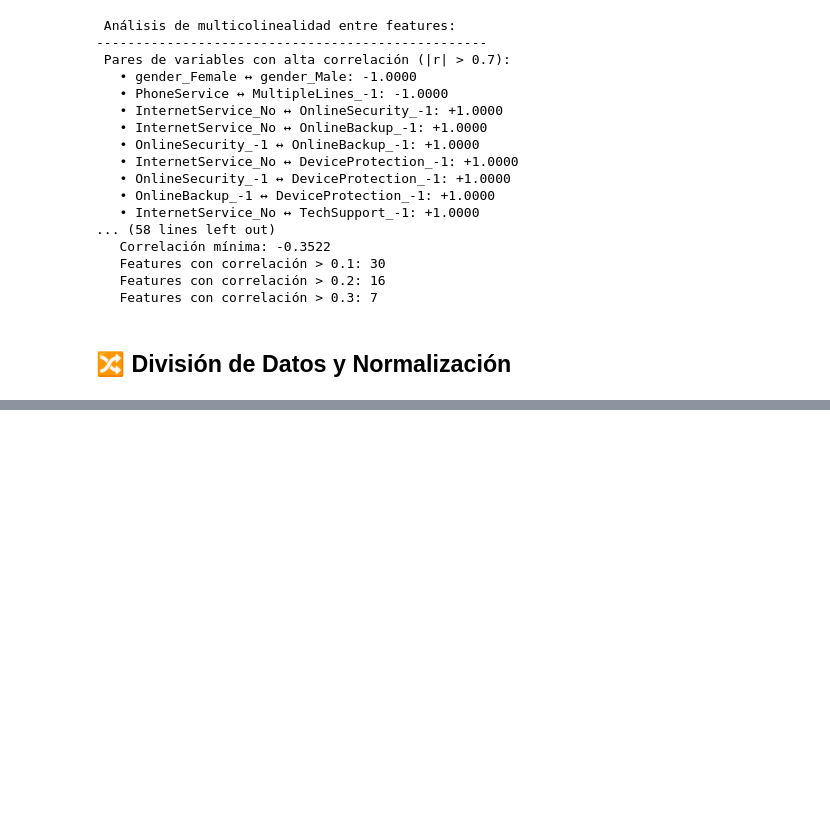
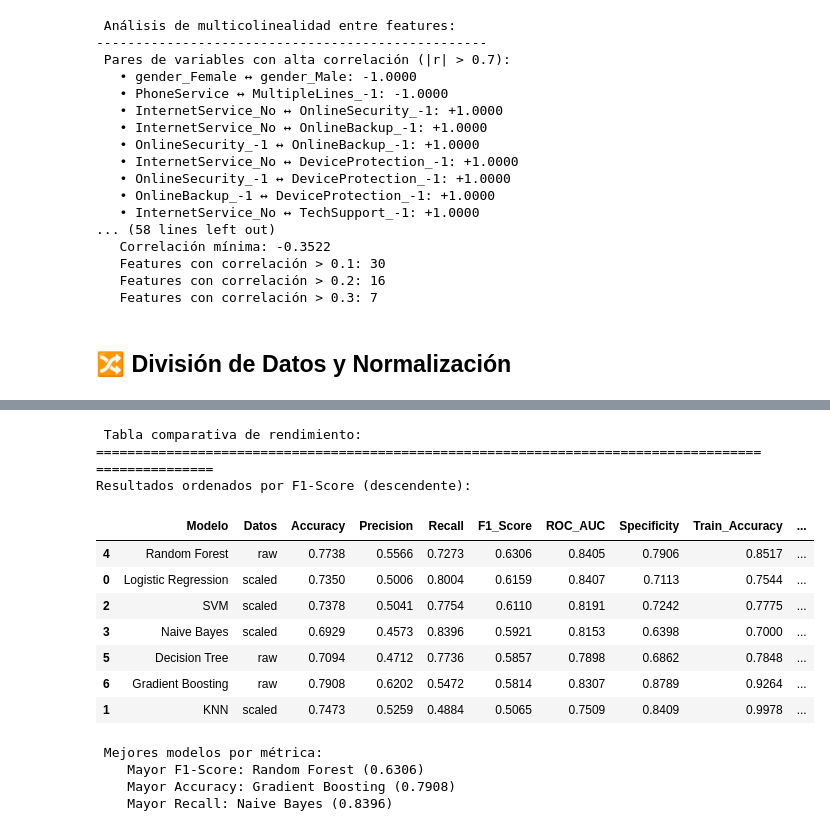
Before and after one commit to Zuzed22/Challenge-Telecom-X-an-lisis-de-evasi-n-de-clientes---Parte-2, a Jupyter notebook: TelecomX_LATAM_parte2.ipynb, the cells around one changed output, grey strips where cells are left out. Cells and saved outputs as stored; diff of their text form; code cells hidden in the pictures; blank space fills up the shorter version.

```diff
--- a/TelecomX_LATAM_parte2.ipynb
+++ b/TelecomX_LATAM_parte2.ipynb
@@ -690,0 +1093,13 @@ print(f"   Features con correlación > 0.3: {len(churn_correlations[(abs(churn_c
+# %%
+# Resumen de modelos entrenados
+print(f"\n Resumen de modelos entrenados:")
+print("-" * 50)
+for name, results in model_results.items():
+    data_type_desc = "Normalizados" if results['data_type'] == 'scaled' else "Originales"
+    print(f"    {name:<18} | Datos: {data_type_desc:<12} | Tiempo: {results['training_time']:.2f}s")
+
+# Preparar para evaluación
+print(f"\n Datos preparados para evaluación:")
+print(f"  Variable objetivo real (prueba): {len(y_test)} muestras")
+print(f"  Predicciones disponibles: {len(model_results)} modelos")
+print(f"  Métricas a calcular: Accuracy, Precision, Recall, F1-Score, ROC-AUC")
@@ -690,0 +1216,58 @@ print(f"   Features con correlación > 0.3: {len(churn_correlations[(abs(churn_c
+# %%
+# Crear tabla comparativa de resultados
+print(f"\n Tabla comparativa de rendimiento:")
+print("=" * 100)
+
+# Preparar datos para la tabla
+comparison_data = []
+for model_name, eval_data in evaluation_results.items():
+    test_metrics = eval_data['test_metrics']
+    train_metrics = eval_data['train_metrics']
+
+    comparison_data.append({
+        'Modelo': model_name,
+        'Datos': eval_data['data_type'],
+        'Accuracy': test_metrics['Accuracy'],
+        'Precision': test_metrics['Precision'],
+        'Recall': test_metrics['Recall'],
+        'F1_Score': test_metrics['F1_Score'],
+        'ROC_AUC': test_metrics['ROC_AUC'] if test_metrics['ROC_AUC'] else 0,
+        'Specificity': test_metrics['Specificity'],
+        'Train_Accuracy': train_metrics['Accuracy'],
+        'Tiempo_s': eval_data['training_time']
+    })
+
+# Crear DataFrame para mejor visualización
+comparison_df = pd.DataFrame(comparison_data)
+comparison_df = comparison_df.round(4)
+
+# Mostrar tabla ordenada por F1-Score
+comparison_df_sorted = comparison_df.sort_values('F1_Score', ascending=False)
+print("Resultados ordenados por F1-Score (descendente):")
+display(comparison_df_sorted)
+
+# Identificar el mejor modelo
+best_model_f1 = comparison_df_sorted.iloc[0]['Modelo']
+best_model_accuracy = comparison_df.loc[comparison_df['Accuracy'].idxmax(), 'Modelo']
+best_model_recall = comparison_df.loc[comparison_df['Recall'].idxmax(), 'Modelo']
+
+print(f"\n Mejores modelos por métrica:")
+print(f"    Mayor F1-Score: {best_model_f1} ({comparison_df_sorted.iloc[0]['F1_Score']:.4f})")
+print(f"    Mayor Accuracy: {best_model_accuracy} ({comparison_df.loc[comparison_df['Accuracy'].idxmax(), 'Accuracy']:.4f})")
+print(f"    Mayor Recall: {best_model_recall} ({comparison_df.loc[comparison_df['Recall'].idxmax(), 'Recall']:.4f})")
+# %% [output]
+ Tabla comparativa de rendimiento:
+====================================================================================================
+Resultados ordenados por F1-Score (descendente):
+|  | Modelo | Datos | Accuracy | Precision | Recall | F1_Score | ROC_AUC | Specificity | Train_Accuracy | ... |
+| 4 | Random Forest | raw | 0.7738 | 0.5566 | 0.7273 | 0.6306 | 0.8405 | 0.7906 | 0.8517 | ... |
+| 0 | Logistic Regression | scaled | 0.7350 | 0.5006 | 0.8004 | 0.6159 | 0.8407 | 0.7113 | 0.7544 | ... |
+| 2 | SVM | scaled | 0.7378 | 0.5041 | 0.7754 | 0.6110 | 0.8191 | 0.7242 | 0.7775 | ... |
+| 3 | Naive Bayes | scaled | 0.6929 | 0.4573 | 0.8396 | 0.5921 | 0.8153 | 0.6398 | 0.7000 | ... |
+| 5 | Decision Tree | raw | 0.7094 | 0.4712 | 0.7736 | 0.5857 | 0.7898 | 0.6862 | 0.7848 | ... |
+| 6 | Gradient Boosting | raw | 0.7908 | 0.6202 | 0.5472 | 0.5814 | 0.8307 | 0.8789 | 0.9264 | ... |
+| 1 | KNN | scaled | 0.7473 | 0.5259 | 0.4884 | 0.5065 | 0.7509 | 0.8409 | 0.9978 | ... |
+ Mejores modelos por métrica:
+    Mayor F1-Score: Random Forest (0.6306)
+    Mayor Accuracy: Gradient Boosting (0.7908)
+    Mayor Recall: Naive Bayes (0.8396)
```
Also changed, not shown: parts of 35 cells of this notebook.
